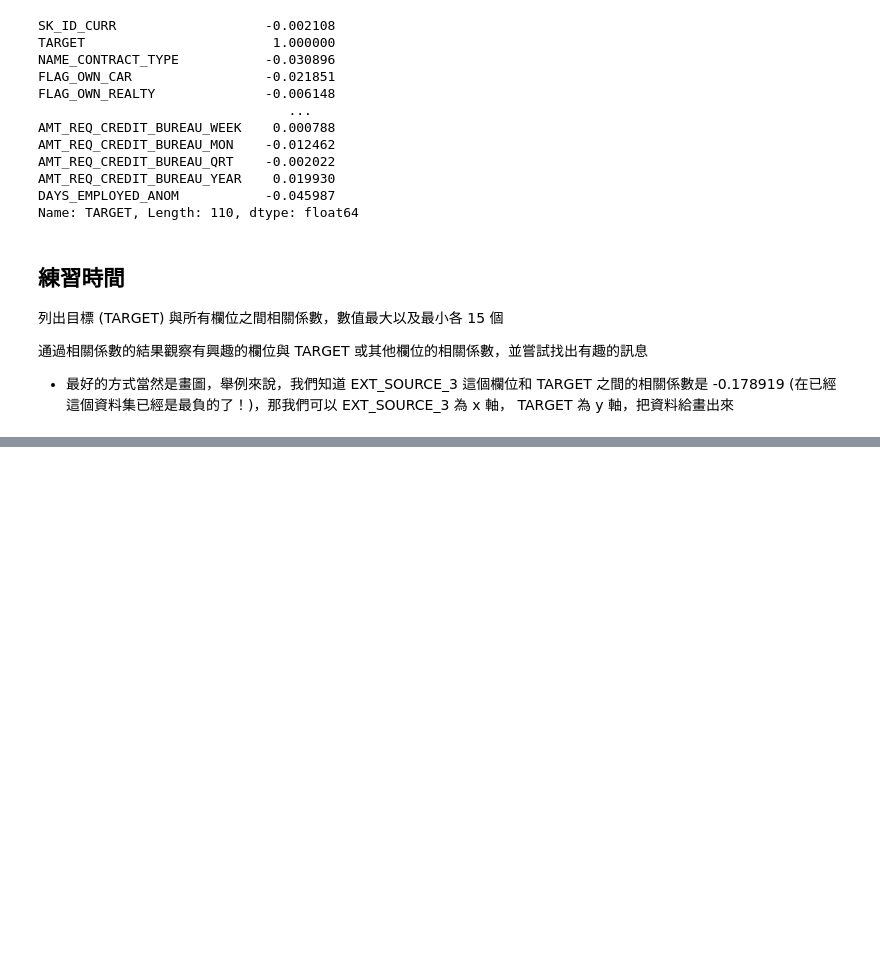
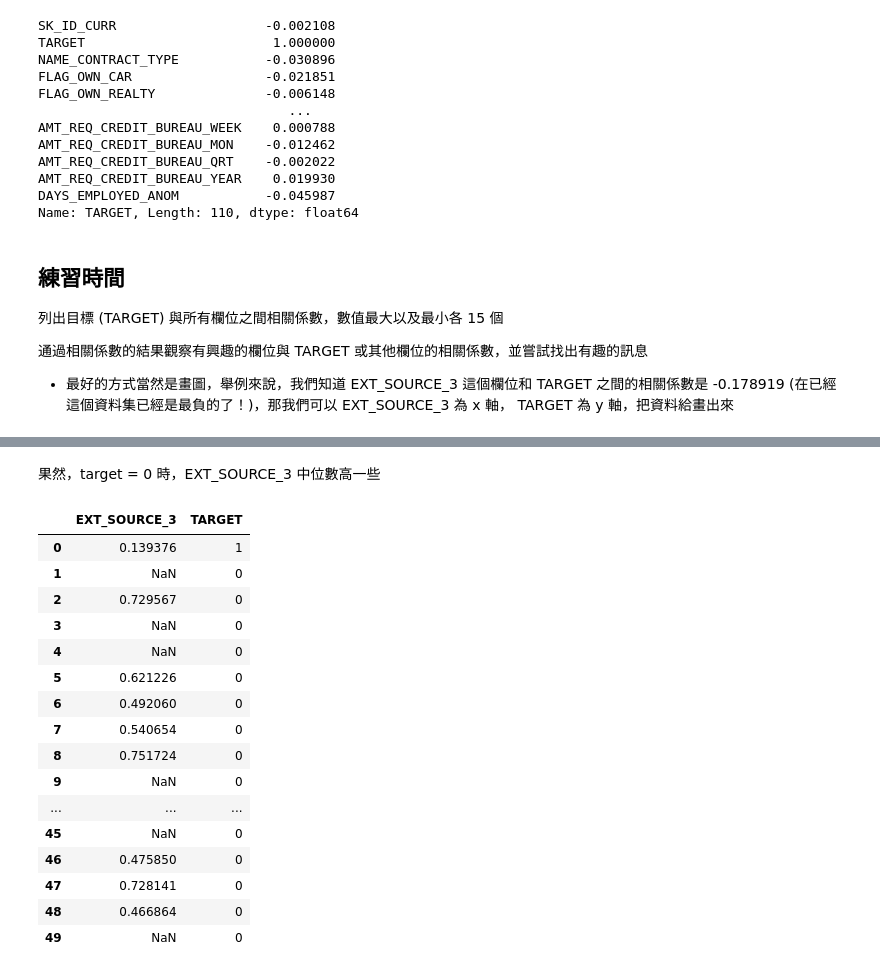
Before and after one commit to PatrickRuan/ML100Days, a Jupyter notebook: homework/Day_015_HW.ipynb, the cells around one changed output, grey strips where cells are left out. Drawn from its saved outputs; the diff is of its cells as text; code cells hidden in the pictures; blank space fills up the shorter version.

```diff
--- a/homework/Day_015_HW.ipynb
+++ b/homework/Day_015_HW.ipynb
@@ -109,0 +157,22 @@ Name: TARGET, Length: 110, dtype: float64
+# %% [markdown]
+果然，target = 0 時，EXT_SOURCE_3 中位數高一些
+# %%
+app_train[['EXT_SOURCE_3','TARGET']][:50]
+# %% [output]
+|  | EXT_SOURCE_3 | TARGET |
+| 0 | 0.139376 | 1 |
+| 1 | NaN | 0 |
+| 2 | 0.729567 | 0 |
+| 3 | NaN | 0 |
+| 4 | NaN | 0 |
+| 5 | 0.621226 | 0 |
+| 6 | 0.492060 | 0 |
+| 7 | 0.540654 | 0 |
+| 8 | 0.751724 | 0 |
+| 9 | NaN | 0 |
+| ... | ... | ... |
+| 45 | NaN | 0 |
+| 46 | 0.475850 | 0 |
+| 47 | 0.728141 | 0 |
+| 48 | 0.466864 | 0 |
+| 49 | NaN | 0 |
```
Also changed, not shown: parts of 5 cells of this notebook.
